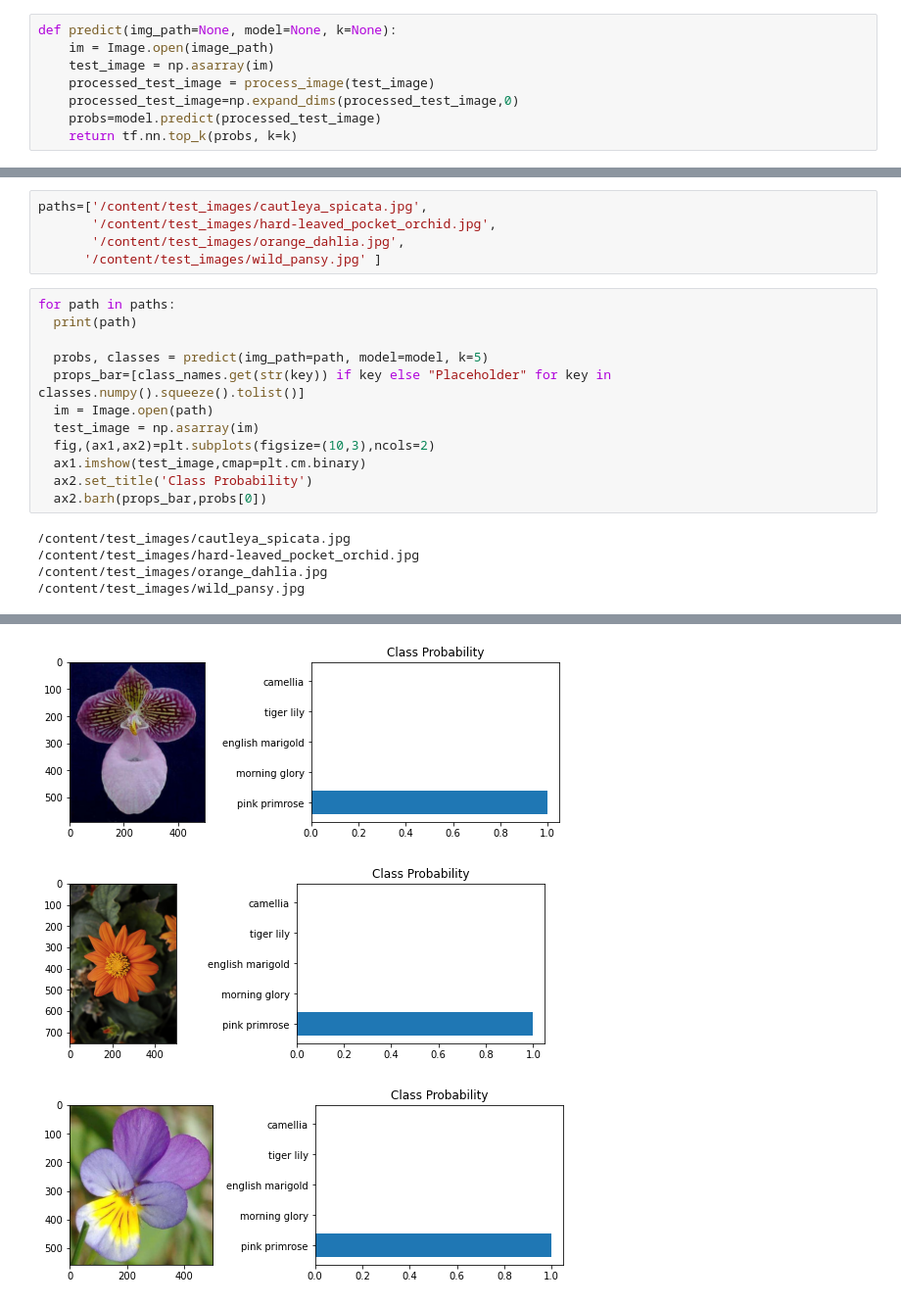
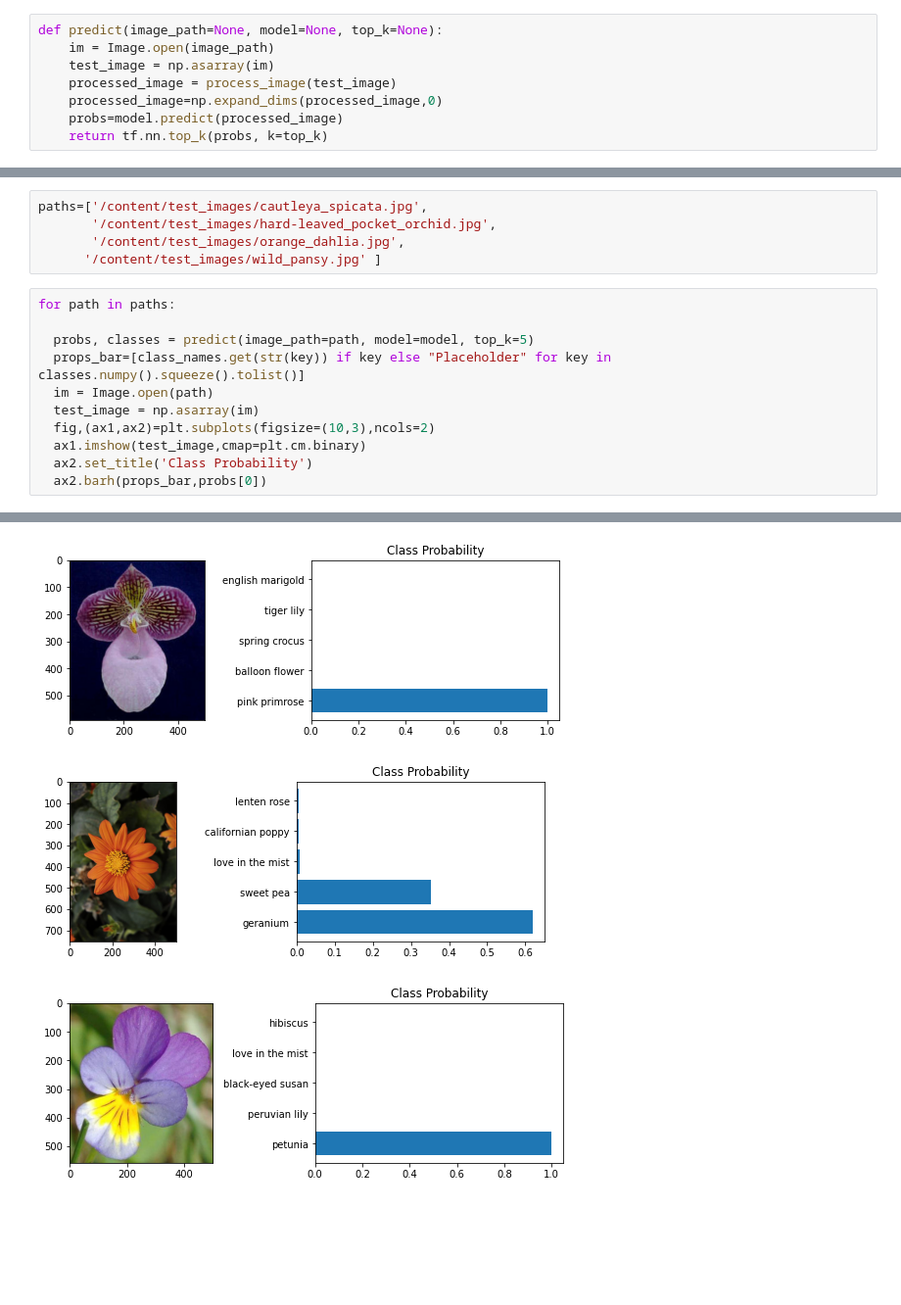
Before and after one commit to Abdulrahman-CS99/Image-Classifier, a Jupyter notebook: Project_Image_Classifier_Project.ipynb, the cells around one changed output, grey strips where cells are left out. Shown at 98% size. Cells and saved outputs as stored; diff of their text form; blank space fills up the shorter version.

```diff
--- a/Project_Image_Classifier_Project.ipynb
+++ b/Project_Image_Classifier_Project.ipynb
@@ -480,13 +479,13 @@ Your `predict` function should use `PIL` to load the image from the given `image
 
 **Note:** The image returned by the `process_image` function is a NumPy array with shape `(224, 224, 3)` but the model expects the input images to be of shape `(1, 224, 224, 3)`. This extra dimension represents the batch size. We suggest you use the `np.expand_dims()` function to add the extra dimension.
 # %%
-def predict(img_path=None, model=None, k=None):
+def predict(image_path=None, model=None, top_k=None):
     im = Image.open(image_path)
     test_image = np.asarray(im)
-    processed_test_image = process_image(test_image)
-    processed_test_image=np.expand_dims(processed_test_image,0)
-    probs=model.predict(processed_test_image)
-    return tf.nn.top_k(probs, k=k)
+    processed_image = process_image(test_image)
+    processed_image=np.expand_dims(processed_image,0)
+    probs=model.predict(processed_image)
+    return tf.nn.top_k(probs, k=top_k)
 # %% [markdown]
 # Sanity Check
 
@@ -509,9 +508,8 @@ paths=['/content/test_images/cautleya_spicata.jpg',
       '/content/test_images/wild_pansy.jpg' ]
 # %%
 for path in paths:
-  print(path)
 
-  probs, classes = predict(img_path=path, model=model, k=5)
+  probs, classes = predict(image_path=path, model=model, top_k=5)
   props_bar=[class_names.get(str(key)) if key else "Placeholder" for key in classes.numpy().squeeze().tolist()]
   im = Image.open(path)
   test_image = np.asarray(im)
@@ -520,7 +518,3 @@ for path in paths:
   ax2.set_title('Class Probability')
   ax2.barh(props_bar,probs[0])
 # %% [output]
-/content/test_images/cautleya_spicata.jpg
-/content/test_images/hard-leaved_pocket_orchid.jpg
-/content/test_images/orange_dahlia.jpg
-/content/test_images/wild_pansy.jpg
@@ -528,3 +522,3 @@ for path in paths:
-[figure, old version]
+[figure, new version]
-[figure, old version]
+[figure, new version]
-[figure, old version]
+[figure, new version]
```
Also changed, not shown: parts of 6 cells of this notebook.
